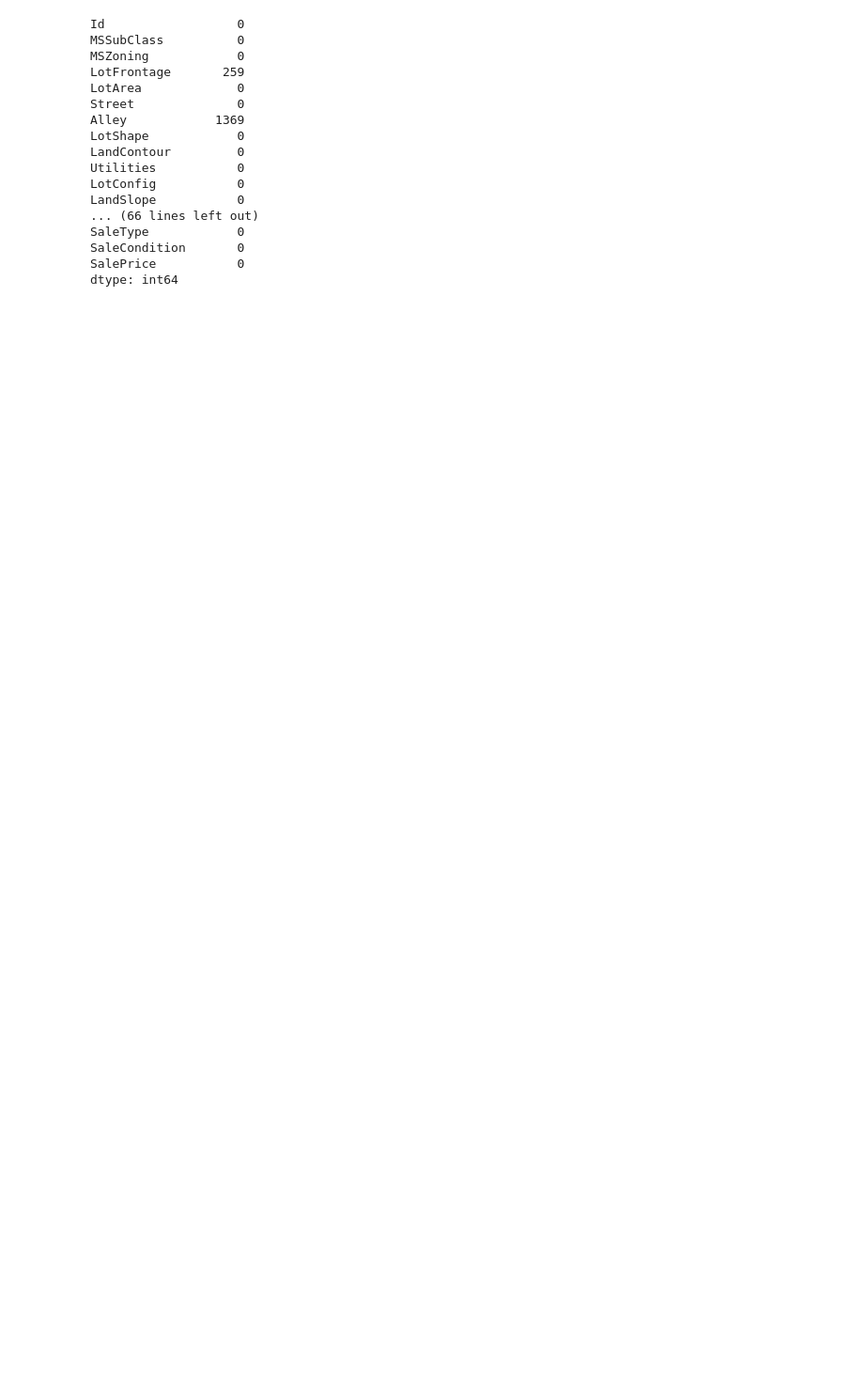
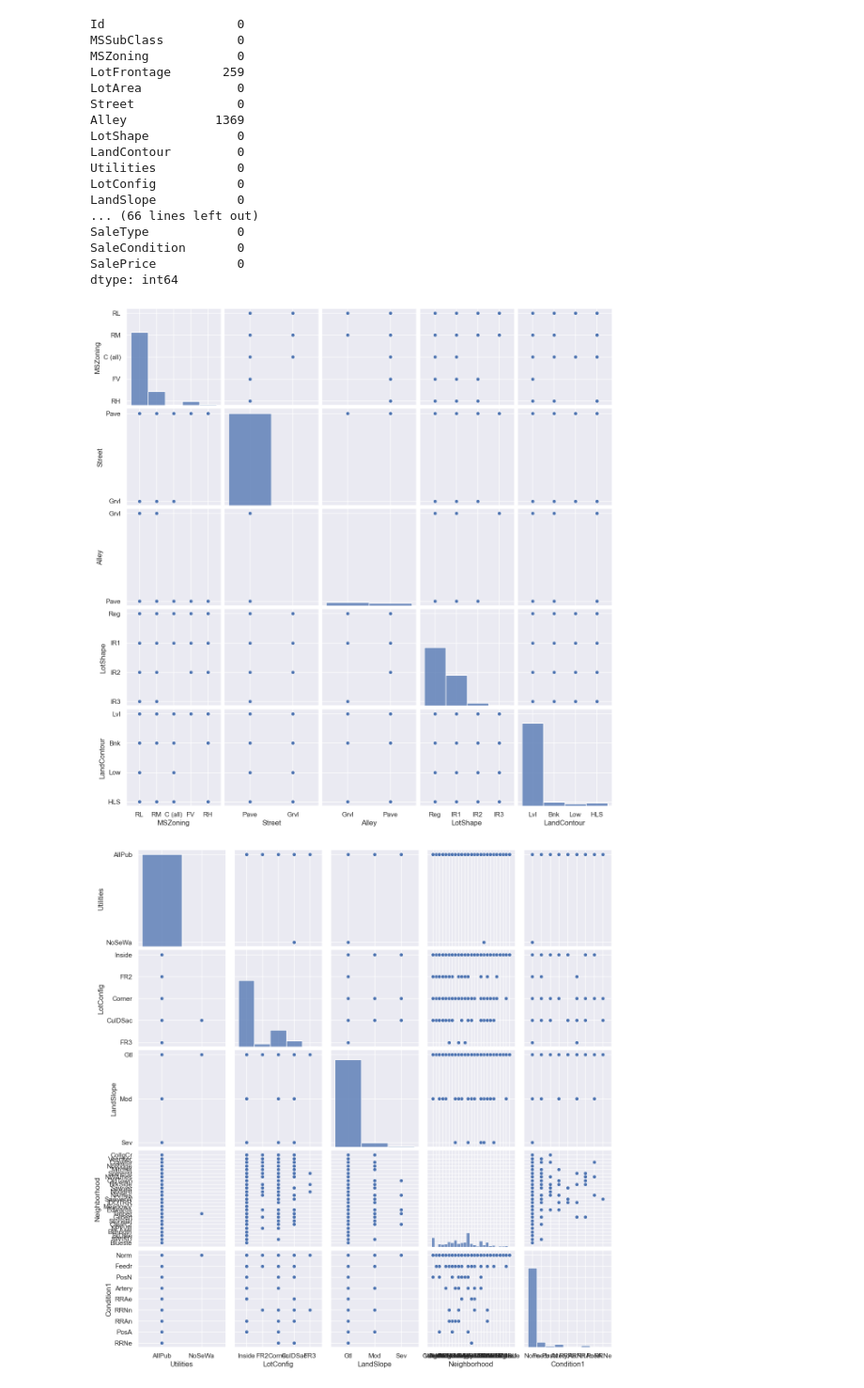
Before and after one commit to stytSofo/HousePricesPredictor, a Jupyter notebook: Predictor.ipynb, the cells around one changed output. Shown at 94% size. Saved outputs shown, nothing was run; the diff lists cells and outputs as text; code cells hidden in the pictures; blank space fills up the shorter version.

```diff
--- a/Predictor.ipynb
+++ b/Predictor.ipynb
@@ -68,0 +88,16 @@ dtype: int64
+# %%
+# # Category description graphs
+
+dataset_numerical = dataset.select_dtypes(include = object)
+dataset_numerical
+
+def chunks(l, n):
+    return [l[i:i + n] for i in range(0, len(l), n)]
+
+
+cols = dataset_numerical.columns
+for x in chunks(cols, 5):
+    sns.pairplot(dataset_numerical, y_vars=x, x_vars=x)
+# %% [output]
+[figure, added]
+[figure, added]
```
Also changed, not shown: parts of 56 cells of this notebook, 10 other files.
